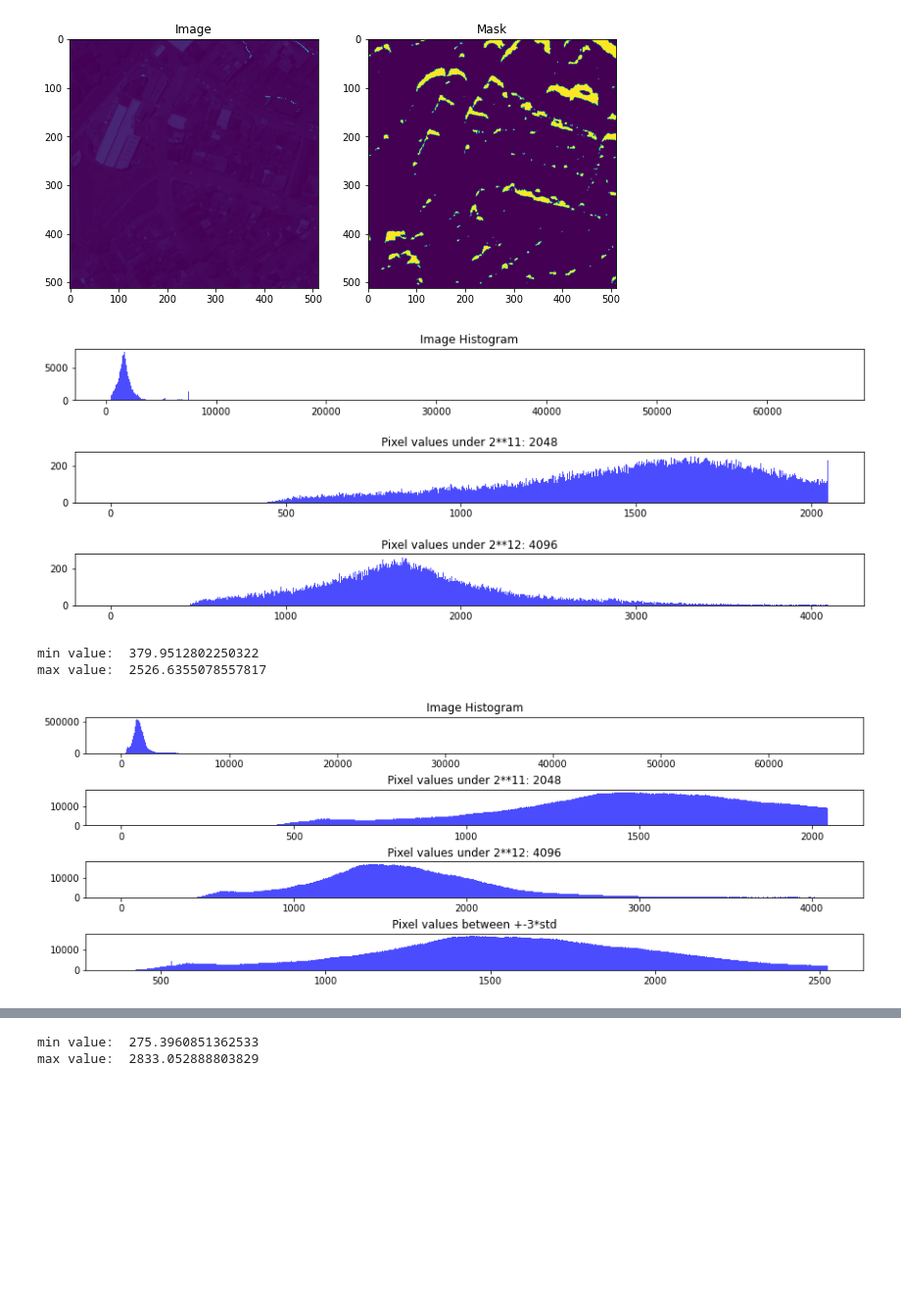
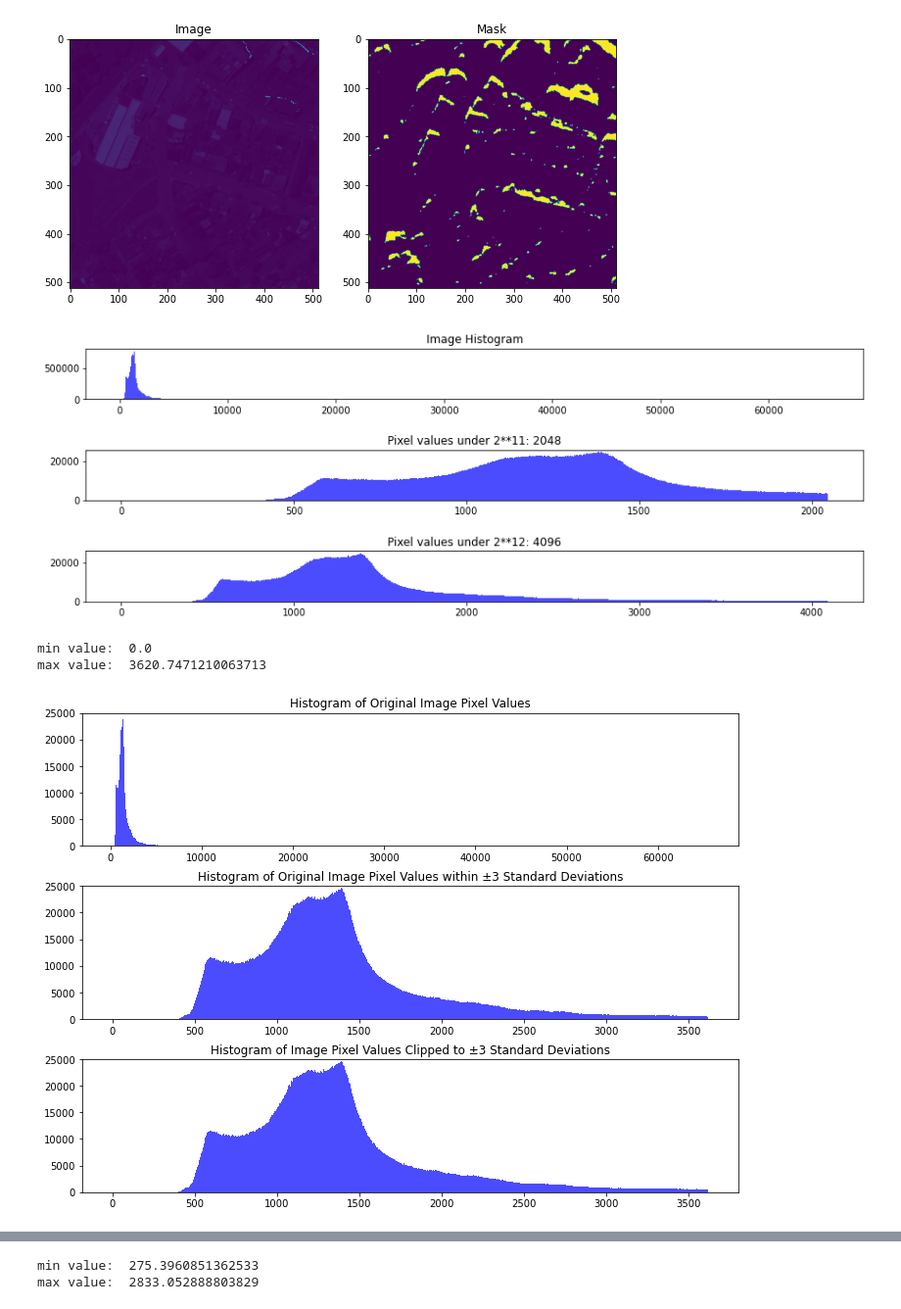
Before and after one commit to ZiyiiiL/Inpainting, a Jupyter notebook: 0_PreData.ipynb, the cells around one changed output, grey strips where cells are left out. Shown at 98% size. Saved outputs shown, nothing was run; the diff lists cells and outputs as text; code cells hidden in the pictures; blank space fills up the shorter version.

```diff
--- a/0_PreData.ipynb
+++ b/0_PreData.ipynb
@@ -603,6 +603,7 @@ plt.show()
 [figure]
 # %%
 # plot the histogram of the pixel values of patch (part of the image)
+patch_image = Image.open("/scratch2/ziyliu/pro_data/sate_dataset_V4/train/NZ_A001/image/NZ_A001_19OCT06222701-P1BS-014771210010_01_P001.tif")
 patch_image = np.array(patch_image)
 
 fig, ax = plt.subplots(3, 1, figsize=(15, 5))
@@ -616,36 +617,36 @@ ax[2].set_title('Pixel values under 2**12: 4096')
 plt.subplots_adjust(hspace=1)
 plt.show()
 # %% [output]
-[figure, old version]
+[figure, new version]
 # %%
-patch_image = Image.open("/scratch2/ziyliu/LAMA/lama/euler_files/014905040010_01_P001.tif")
+patch_image = Image.open("/scratch2/ziyliu/pro_data/sate_dataset_V4/train/NZ_A001/image/NZ_A001_19OCT06222701-P1BS-014771210010_01_P001.tif")
 # plot the histogram of the pixel values of image
 patch_image = np.array(patch_image)
-
-mu = np.mean(patch_image[patch_image < 2048])
-std = np.std(patch_image[patch_image < 2048])
-min_value = mu - 3 * std
+mu = np.mean(patch_image[patch_image < 2**16-1])
+std = np.std(patch_image[patch_image < 2**16-1])
+min_value = np.maximum(0, mu - 3 * std)
 max_value = mu + 3 * std
 print('min value: ', min_value, '\nmax value: ', max_value)
 
-fig, ax = plt.subplots(4, 1, figsize=(15, 5))
-ax[0].hist(patch_image.flatten(), bins=2048, alpha=0.7, color='b')
-ax[1].hist(patch_image.flatten(), bins=2048, range=(0, 2048), alpha=0.7, color='b')
-ax[2].hist(patch_image.flatten(), bins=4096, range=(0, 4096), alpha=0.7, color='b')
-ax[3].hist(patch_image.flatten(), bins=int(max_value-min_value), range=(min_value, max_value), alpha=0.7, color='b')
-# ax[4].hist(patch_image.flatten(), bins=int(max_value), range=(0, max_value), alpha=0.7, color='b')
+normalized_image = np.clip(patch_image, min_value, max_value)
+
+fig, ax = plt.subplots(3, 1, figsize=(12, 9))
+ax[0].hist(patch_image.flatten(), bins=2**16, alpha=0.7, color='b')
+ax[1].hist(patch_image.flatten(), bins=int(max_value-min_value)+1, range=(min_value, max_value), alpha=0.7, color='b')
+ax[2].hist(normalized_image.flatten(), bins=int(max_value-min_value)+1, range=(min_value, max_value), alpha=0.7, color='b')
 # set title
-ax[0].set_title('Image Histogram')
-ax[1].set_title('Pixel values under 2**11: 2048')
-ax[2].set_title('Pixel values under 2**12: 4096')
-ax[3].set_title('Pixel values between +-3*std')
-# ax[4].set_title('Pixel values under 3*std')
-plt.subplots_adjust(hspace=1)
+ax[0].set_title('Histogram of Original Image Pixel Values')
+ax[1].set_title('Histogram of Original Image Pixel Values within ±3 Standard Deviations')
+ax[2].set_title('Histogram of Image Pixel Values Clipped to ±3 Standard Deviations')
+ax[0].set_ylim(0, 25000)
+ax[1].set_ylim(0, 25000)
+ax[2].set_ylim(0, 25000)
+plt.subplots_adjust(hspace=0.3)
 plt.show()
 # %% [output]
-min value:  379.9512802250322
-max value:  2526.6355078557817
+min value:  0.0
+max value:  3620.7471210063713
-[figure, old version]
+[figure, new version]
 # %%
 from scipy.stats import shapiro
 
```
Also changed, not shown: parts of 7 cells of this notebook, 26 other files.
